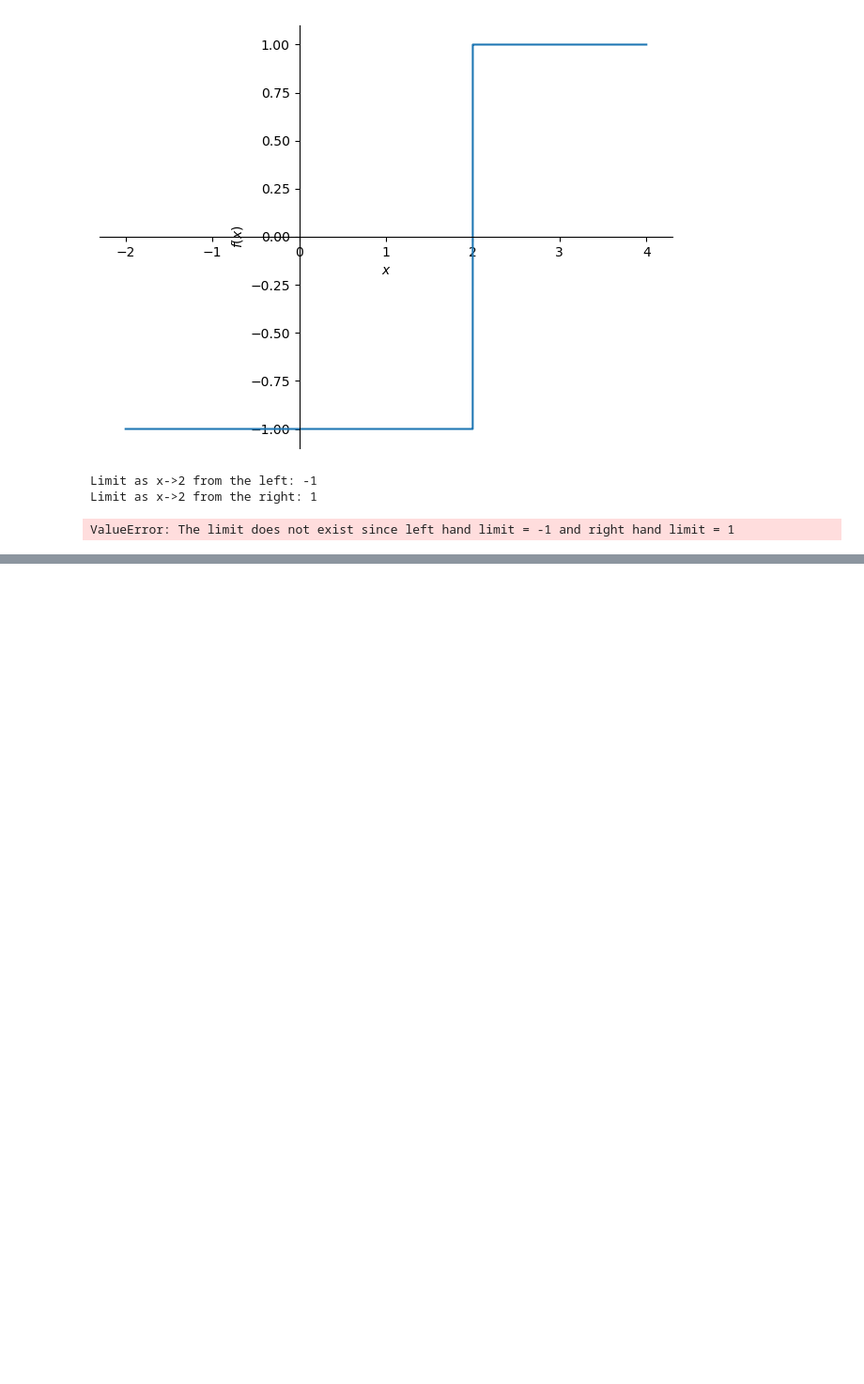
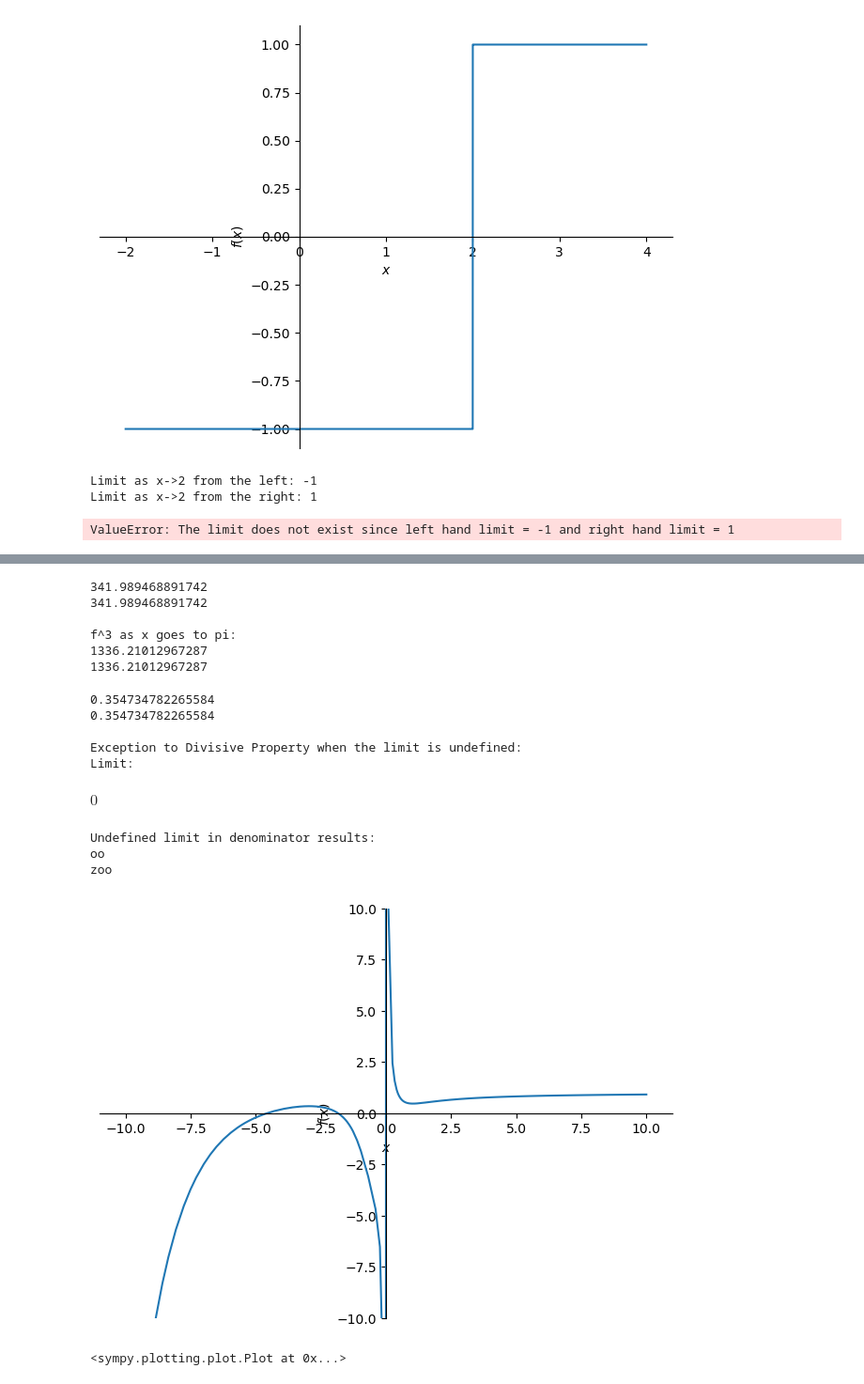
Before and after one commit to BrentGrammer/PROGNOTES, a Jupyter notebook: Calculus/limits.ipynb, the cells around one changed output, grey strips where cells are left out. Shown at 94% size. Drawn from its saved outputs; the diff is of its cells as text; code cells hidden in the pictures; blank space fills up the shorter version.

```diff
--- a/Calculus/limits.ipynb
+++ b/Calculus/limits.ipynb
@@ -144,0 +217,66 @@ ValueError: The limit does not exist since left hand limit = -1 and right hand l
+# %%
+# Third Property: Multiplicative prop of Limits -> lim(f x g) = (lim f) x (lim g)
+
+f = sym.log(x) + x**2
+g = sym.exp(-x) + x**3
+
+print(sym.limit( f*g, x, np.pi ))
+print(sym.limit( f, x, np.pi ) * sym.limit( g, x, np.pi ))
+# Results should be the same number demonstrating the multiplicative property
+
+print('\nf^3 as x goes to pi:')
+# demonstrate the property applies to exponents as well:
+print( sym.limit( f**3, x, np.pi )) # f^3 as x goes to pi
+print( sym.limit(f,x,np.pi) * sym.limit(f,x,np.pi) * sym.limit(f,x,np.pi) )
+# %% [output]
+341.989468891742
+341.989468891742
+
+f^3 as x goes to pi:
+1336.21012967287
+1336.21012967287
+# %%
+# Fourth Property: the Divisive property of Limits -> lim(f / g) = (lim f) / (lim g)
+
+# define 3 functions to use for the demonstration
+f = sym.log(x) + x**2
+g = sym.exp(-x) + x**3
+
+# using f / g as x approaches pi
+print(sym.limit( f / g, x, np.pi ))
+print(sym.limit( f, x, np.pi ) / sym.limit( g, x, np.pi ))
+# results are equal
+
+
+#### EXCEPTION TO THE DIVISIVE PROPERTY - only valid when the limit exists #####
+
+print('\nException to Divisive Property when the limit is undefined:')
+# explore another function h as x approaches 0
+h = x**3 + x**2 + x
+print('Limit:')
+display(sym.limit(h,x,0)) # limit approaches 0 as x approaches 0 as expected
+
+print('Undefined limit in denominator results:')
+# g / h as x approaches 0
+print(sym.limit( g / h, x, 0 ))
+print(sym.limit( g, x, 0 ) / sym.limit( h, x, 0 ))
+# The results do NOT Match!!
+# zoo represents a complex value for infinity - zed o o
+
+# The limit in the denominator is 0 which means that it is undefined, therefore, the Divisive property does NOT hold in this case!
+ # The limit goes up to plus infinity from the right
+ # the limit goes down to minus infinity from the left
+
+sym.plot(g/h,ylim=[-10,10]) # shows limits going up from right and down from left to infinities
+# %% [output]
+0.354734782265584
+0.354734782265584
+
+Exception to Divisive Property when the limit is undefined:
+Limit:
+$\displaystyle 0$
+Undefined limit in denominator results:
+oo
+zoo
+[figure, added]
+<sympy.plotting.plot.Plot at 0x...>
```
Also changed, not shown: parts of 3 cells of this notebook, 1 other file.
